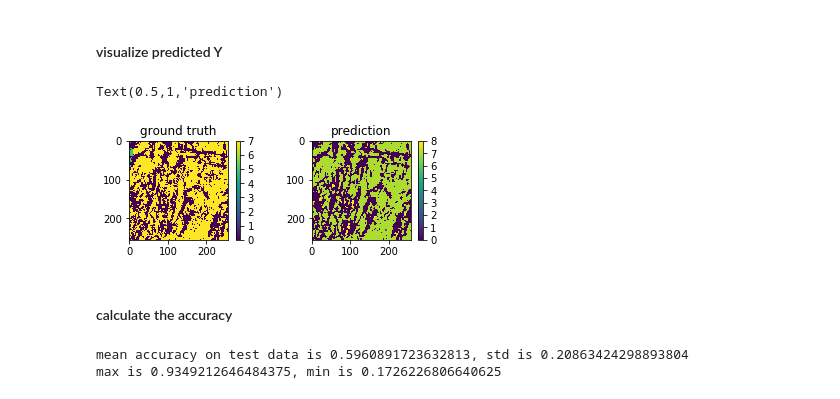
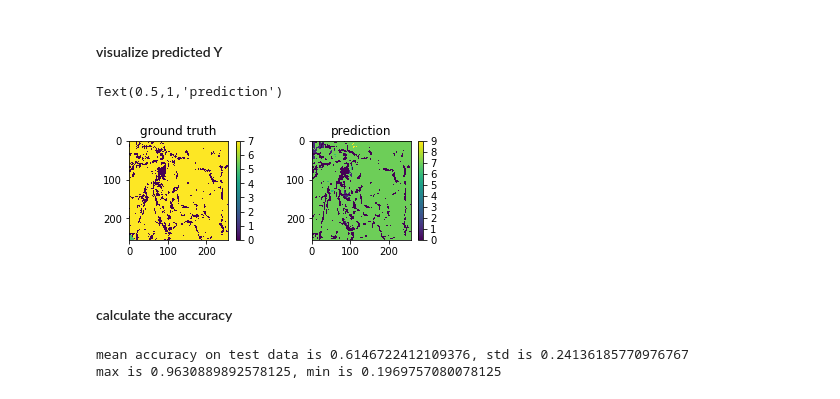
Before and after one commit to chenyz0601/DL-RockClassification, a Jupyter notebook: convnets.ipynb, the cells around one changed output. Saved outputs shown, nothing was run; the diff lists cells and outputs as text; code cells hidden in the pictures.

```diff
--- a/convnets.ipynb
+++ b/convnets.ipynb
@@ -8,8 +8,10 @@ import numpy as np
 # %% [markdown]
 #### load X-Y samples from block1, and split into train and test sets
 # %%
-data = Data('./data/block1/', start=500, num=500)
-X_trn, X_tst, Y_trn, Y_tst = data.trn_tst_split(test_rate=0.1, random_seed=42)
+data = Data('./data/block1/', start=0, num=500)
+min_list, max_list = data.get_MinMax('./data/block1/raw_data/workspace/sent_geo.tif')
+X_trn, Y_trn = data.load_XY(min_list, max_list, as_arr=True)
+# X_trn, X_tst, Y_trn, Y_tst = data.trn_tst_split(test_rate=0.1, random_seed=42)
 # %% [markdown]
 #### visualize images and labels
 # %%
@@ -60,4 +58,4 @@ Conv2D weights loaded, resuming from epoch 22
 # %%
 # start to training
-conv.fit_model(X_trn=X_trn, Y_trn=Y_trn, epochs=50, verbose=1)
+conv.fit_model(X_trn=X_trn, Y_trn=Y_trn, epochs=20, verbose=1)
 # %% [output]
@@ -81,3 +64,10 @@ Epoch 00050: val_acc did not improve
+# %%
+data = Data('./data/block1/', start=500, num=1000)
+min_list, max_list = data.get_MinMax('./data/block1/raw_data/workspace/sent_geo.tif')
+X_trn, Y_trn = data.load_XY(min_list, max_list, as_arr=True)
+# %%
+conv.load_checkpoint()
+conv.fit_model(X_trn=X_trn, Y_trn=Y_trn, epochs=40, verbose=1)
 # %% [markdown]
 #### predict on test data
 # %%
@@ -90,20 +80,20 @@ Y_preds = conv.predict(X_tst=X_tst)
 # %% [markdown]
 #### visualize predicted Y
 # %%
-idx = 4
+idx = 16
 _pred = np.argmax(Y_preds[idx,:,:,:], axis=2)
 _tst = np.argmax(Y_tst[idx,:,:,:], axis=2)
 plt.subplot(221)
 plt.imshow(_tst)
 plt.colorbar()
 plt.title('ground truth')
 plt.subplot(222)
 plt.imshow(_pred)
 plt.colorbar()
 plt.title('prediction')
 # %% [output]
 Text(0.5,1,'prediction')
-[figure, old version]
+[figure, new version]
 # %% [markdown]
 #### calculate the accuracy
 # %%
@@ -115,5 +105,5 @@ for i in range(Y_tst.shape[0]):
 print('mean accuracy on test data is {0}, std is {1}'.format(np.mean(acc_list), np.std(acc_list)))
 print('max is {0}, min is {1}'.format(max(acc_list), min(acc_list)))
 # %% [output]
-mean accuracy on test data is 0.5960891723632813, std is 0.20863424298893804
-max is 0.9349212646484375, min is 0.1726226806640625
+mean accuracy on test data is 0.6146722412109376, std is 0.24136185770976767
+max is 0.9630889892578125, min is 0.1969757080078125
```
Also changed, not shown: parts of 5 cells of this notebook, 2 other files.
